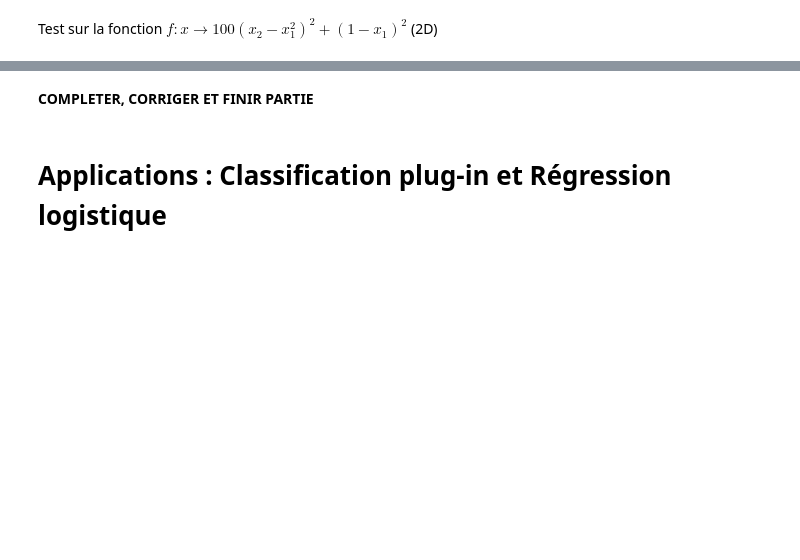
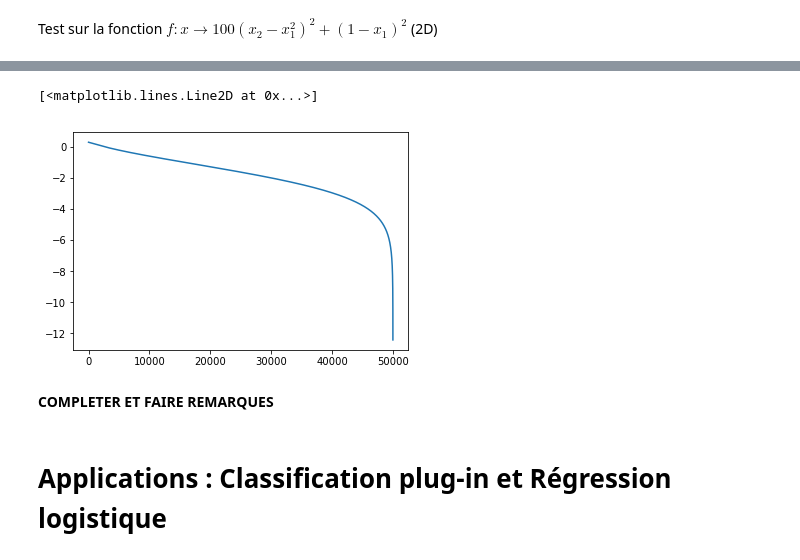
Before and after one commit to PierreBoyeau/classification-gradient_descend, a Jupyter notebook: gradient_classiefiers.ipynb, the cells around one changed output, grey strips where cells are left out. Cells and saved outputs as stored; diff of their text form; code cells hidden in the pictures; blank space fills up the shorter version.

```diff
--- a/gradient_classiefiers.ipynb
+++ b/gradient_classiefiers.ipynb
@@ -319,5 +306,14 @@ ax.scatter(x2[:,0], x2[:,1], f2)
+# %%
+xhat = x2[-1]
+t2 = np.arange(len(x2))
+curb = np.log(np.linalg.norm(x2 - xhat, axis=1))
+plt.figure()
+plt.plot(t2, curb)
+# %% [output]
+[<matplotlib.lines.Line2D at 0x...>]
+[figure, added]
 # %% [markdown]
-**COMPLETER, CORRIGER ET FINIR PARTIE**
+**COMPLETER ET FAIRE REMARQUES**
 # %% [markdown]
 # Applications : Classification plug-in et Régression logistique
 # %% [markdown]
```
Also changed, not shown: parts of 10 cells of this notebook, 1 other file.
